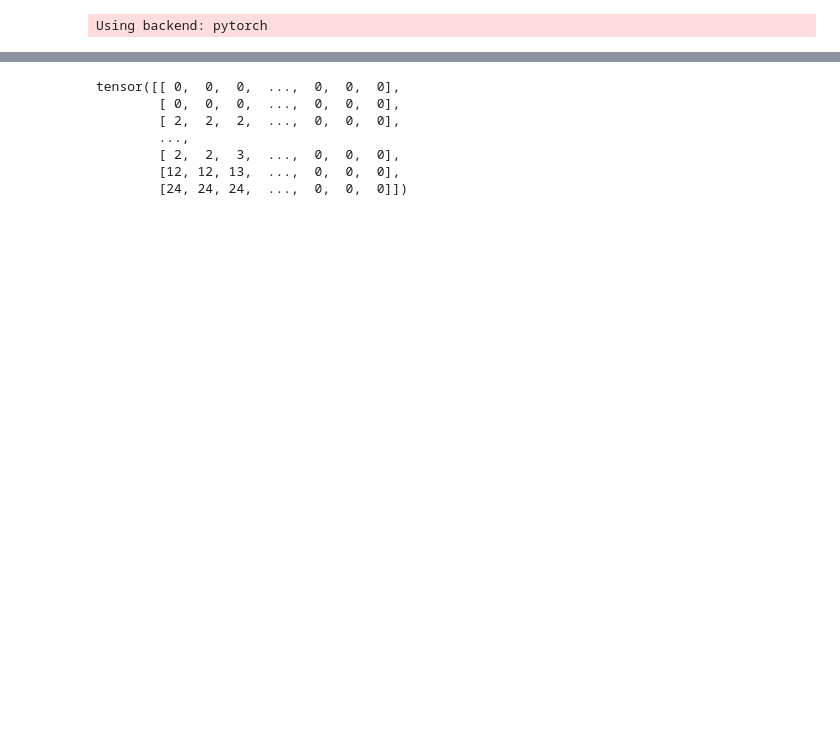
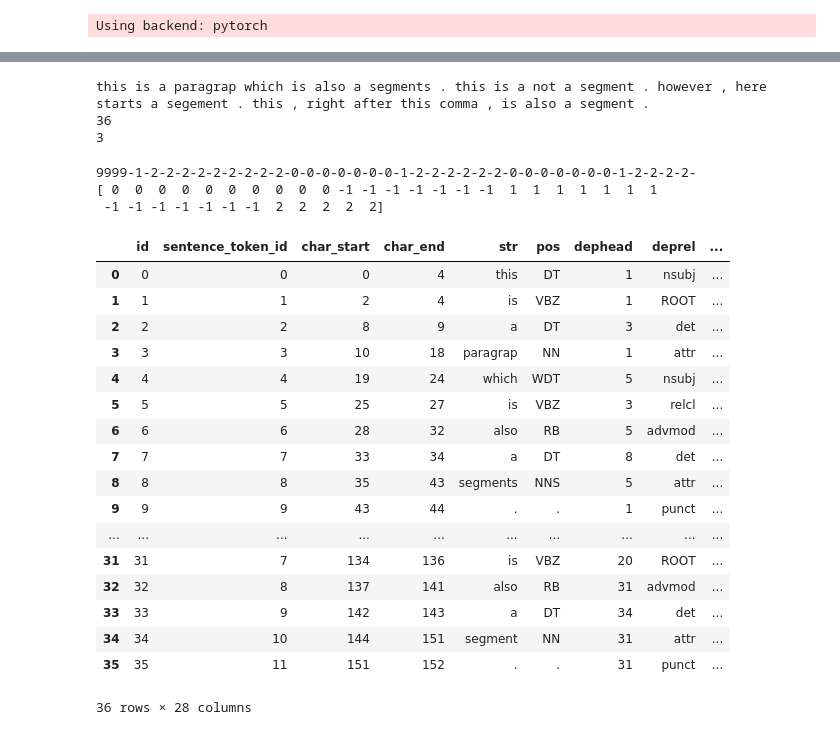
Before and after one commit to AxlAlm/SegNLP, a Jupyter notebook: test.ipynb, the cells around one changed output, grey strips where cells are left out. Drawn from its saved outputs; the diff is of its cells as text; code cells hidden in the pictures; blank space fills up the shorter version.

Commit message:
added unitest for sample.add(), also fixed add, bio_decoding and decoupling

```diff
--- a/test.ipynb
+++ b/test.ipynb
@@ -33,10 +13,34 @@ pe._samples[:10][0].df
-# %%
-batch.get("token","span_id")
-# %% [output]
-tensor([[ 0,  0,  0,  ...,  0,  0,  0],
-        [ 0,  0,  0,  ...,  0,  0,  0],
-        [ 2,  2,  2,  ...,  0,  0,  0],
-        ...,
-        [ 2,  2,  3,  ...,  0,  0,  0],
-        [12, 12, 13,  ...,  0,  0,  0],
-        [24, 24, 24,  ...,  0,  0,  0]])
+# %%
+from segnlp.nlp import NLP
+from segnlp.utils import RangeDict
+
+nlp = NLP()
+doc = "This is a paragrap which is also a segments. \nThis is a not a segment. However, here starts a segement. This, right after this comma, is also a segment."
+sample = nlp(doc)
+span2label = RangeDict({
+    (0, 44): {'span_id': 0, 'seg_id': 0, 'label': 'A', 'link': 0, 'link_label': 'root'},
+    (45, 70): {'span_id': 1, 'seg_id': -1, 'label': 'None', 'link': -1, 'link_label': 'None'},
+    (71, 104): {'span_id': 2, 'seg_id': 1, 'label': 'A', 'link': 2, 'link_label': 'A'},
+    (105, 133): {'span_id': 3, 'seg_id': -1, 'label': 'None', 'link': -1, 'link_label': 'None'},
+    (134, 152): {'span_id': 4, 'seg_id': 2, 'label': 'B', 'link': 2, 'link_label': 'root'},
+})
+task_labels = {
+                "seg": ["O", "B", "I"],
+                "label": ["None", "A", "B"],
+                "seg+label": ["O", "B_A", "I_A", "B_B", "I_B"],
+                "link_label": ["root", "A", "B"],
+                "link": []
+                }
+sample.add_span_labels(
+                            span2label,
+                            task_labels = task_labels,
+                            label_ams = True
+                            )
+print(sample)
+print(len(sample))
+print(sample.get("seg","length"))
+#sample.df.to_csv("gold_sample.csv")
+# %% [output]
+this is a paragrap which is also a segments . this is a not a segment . however , here starts a segement . this , right after this comma , is also a segment .
+36
+3
@@ -42,0 +49,30 @@ tensor([[ 0,  0,  0,  ...,  0,  0,  0],
+# %%
+t = sample.df["seg+label"].to_numpy()
+pred_sample = sample.copy(clean = True)
+# %%
+pred_sample.add("token", "seg+label", t)
+# %% [output]
+9999-1-2-2-2-2-2-2-2-2-2-0-0-0-0-0-0-0-1-2-2-2-2-2-2-0-0-0-0-0-0-0-1-2-2-2-2-
+[ 0  0  0  0  0  0  0  0  0  0 -1 -1 -1 -1 -1 -1 -1  1  1  1  1  1  1  1
+ -1 -1 -1 -1 -1 -1 -1  2  2  2  2  2]
+# %%
+pred_sample.df
+# %% [output]
+|  | id | sentence_token_id | char_start | char_end | str | pos | dephead | deprel | ... |
+| 0 | 0 | 0 | 0 | 4 | this | DT | 1 | nsubj | ... |
+| 1 | 1 | 1 | 2 | 4 | is | VBZ | 1 | ROOT | ... |
+| 2 | 2 | 2 | 8 | 9 | a | DT | 3 | det | ... |
+| 3 | 3 | 3 | 10 | 18 | paragrap | NN | 1 | attr | ... |
+| 4 | 4 | 4 | 19 | 24 | which | WDT | 5 | nsubj | ... |
+| 5 | 5 | 5 | 25 | 27 | is | VBZ | 3 | relcl | ... |
+| 6 | 6 | 6 | 28 | 32 | also | RB | 5 | advmod | ... |
+| 7 | 7 | 7 | 33 | 34 | a | DT | 8 | det | ... |
+| 8 | 8 | 8 | 35 | 43 | segments | NNS | 5 | attr | ... |
+| 9 | 9 | 9 | 43 | 44 | . | . | 1 | punct | ... |
+| ... | ... | ... | ... | ... | ... | ... | ... | ... | ... |
+| 31 | 31 | 7 | 134 | 136 | is | VBZ | 20 | ROOT | ... |
+| 32 | 32 | 8 | 137 | 141 | also | RB | 31 | advmod | ... |
+| 33 | 33 | 9 | 142 | 143 | a | DT | 34 | det | ... |
+| 34 | 34 | 10 | 144 | 151 | segment | NN | 31 | attr | ... |
+| 35 | 35 | 11 | 151 | 152 | . | . | 31 | punct | ... |
+36 rows × 28 columns
```
Also changed, not shown: parts of 4 cells of this notebook, 7 other files.
